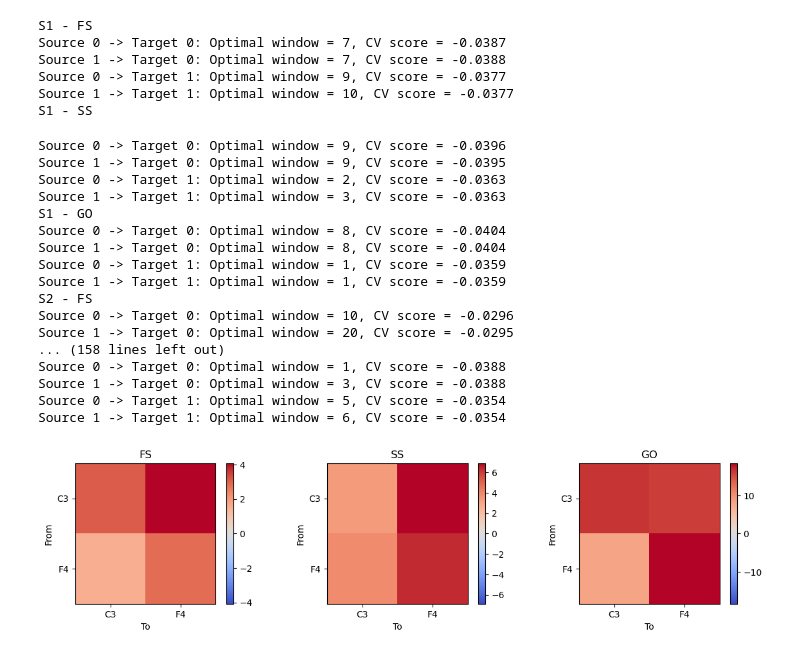
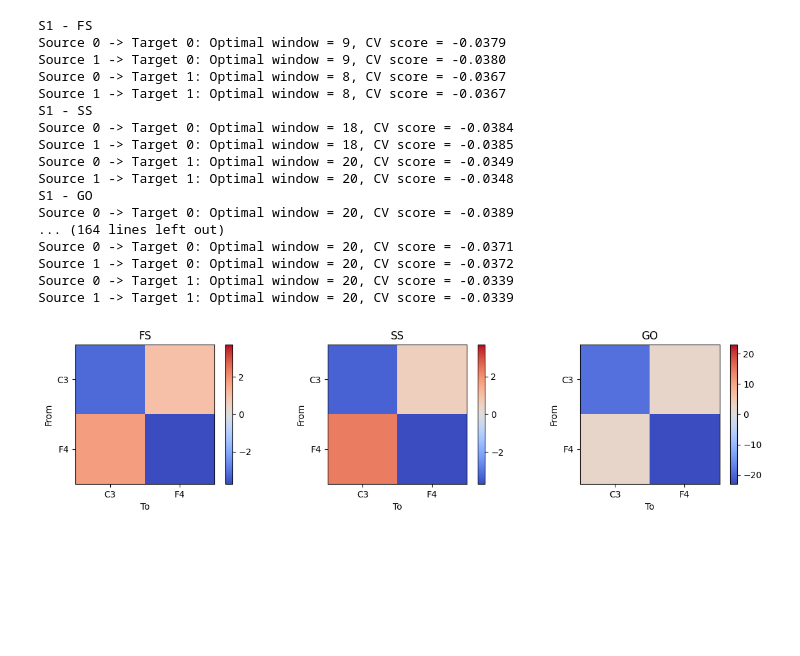
Before and after one commit to danclab/poisson_glm_granger, a Jupyter notebook: test_go_nogo.ipynb, the cells around one changed output. Drawn from its saved outputs; the diff is of its cells as text; code cells hidden in the pictures; blank space fills up the shorter version.

```diff
--- a/test_go_nogo.ipynb
+++ b/test_go_nogo.ipynb
@@ -16,10 +18,10 @@ def load_subject_data(conditions, subjects, data_path='./Binned'):
     for cond in conditions:
         for subject in subjects:
             c3_data = scipy.io.loadmat(f'{data_path}/c3_binned_{cond}_subject_{subject}.mat')
-            c3_data = c3_data[f'c3_binned_{cond}']
+            c3_data = np.moveaxis(c3_data[f'c3_binned_{cond}'], [0,1,2],[0, 2, 1])
 
             f4_data = scipy.io.loadmat(f'{data_path}/f4_binned_{cond}_subject_{subject}.mat')
-            f4_data = f4_data[f'f4_binned_{cond}']
+            f4_data = np.moveaxis(f4_data[f'f4_binned_{cond}'], [0,1,2],[0, 2, 1])
 
             all_data[cond].append(np.vstack([c3_data, f4_data]))
 
@@ -57,51 +59,46 @@ for s_idx, subject in enumerate(subjects):
             X,
             window_range=(1, 20),
             folds=10,
-            n_jobs=4
+            n_jobs=-1
         )
         best_windows[cond].append(best_window)
         gc_matrices[cond].append(gc_matrix)
         signed_gc_matrices[cond].append(signed_gc_matrix)
 # %% [output]
 S1 - FS
-Source 0 -> Target 0: Optimal window = 7, CV score = -0.0387
-Source 1 -> Target 0: Optimal window = 7, CV score = -0.0388
-Source 0 -> Target 1: Optimal window = 9, CV score = -0.0377
-Source 1 -> Target 1: Optimal window = 10, CV score = -0.0377
+Source 0 -> Target 0: Optimal window = 9, CV score = -0.0379
+Source 1 -> Target 0: Optimal window = 9, CV score = -0.0380
+Source 0 -> Target 1: Optimal window = 8, CV score = -0.0367
+Source 1 -> Target 1: Optimal window = 8, CV score = -0.0367
 S1 - SS
+Source 0 -> Target 0: Optimal window = 18, CV score = -0.0384
+Source 1 -> Target 0: Optimal window = 18, CV score = -0.0385
+Source 0 -> Target 1: Optimal window = 20, CV score = -0.0349
+Source 1 -> Target 1: Optimal window = 20, CV score = -0.0348
+S1 - GO
+Source 0 -> Target 0: Optimal window = 20, CV score = -0.0389
+... (164 lines left out)
+Source 0 -> Target 0: Optimal window = 20, CV score = -0.0371
+Source 1 -> Target 0: Optimal window = 20, CV score = -0.0372
+Source 0 -> Target 1: Optimal window = 20, CV score = -0.0339
+Source 1 -> Target 1: Optimal window = 20, CV score = -0.0339
-Source 0 -> Target 0: Optimal window = 9, CV score = -0.0396
-Source 1 -> Target 0: Optimal window = 9, CV score = -0.0395
-Source 0 -> Target 1: Optimal window = 2, CV score = -0.0363
-Source 1 -> Target 1: Optimal window = 3, CV score = -0.0363
-S1 - GO
-Source 0 -> Target 0: Optimal window = 8, CV score = -0.0404
-Source 1 -> Target 0: Optimal window = 8, CV score = -0.0404
-Source 0 -> Target 1: Optimal window = 1, CV score = -0.0359
-Source 1 -> Target 1: Optimal window = 1, CV score = -0.0359
-S2 - FS
-Source 0 -> Target 0: Optimal window = 10, CV score = -0.0296
-Source 1 -> Target 0: Optimal window = 20, CV score = -0.0295
-... (158 lines left out)
-Source 0 -> Target 0: Optimal window = 1, CV score = -0.0388
-Source 1 -> Target 0: Optimal window = 3, CV score = -0.0388
-Source 0 -> Target 1: Optimal window = 5, CV score = -0.0354
-Source 1 -> Target 1: Optimal window = 6, CV score = -0.0354
 # %%
-plt.figure(figsize=(12,3))
+fig=plt.figure(figsize=(12,3))
+gs = GridSpec(1, 3)
 for cond_idx, cond in enumerate(signed_gc_matrices):
-    ax=plt.subplot(1,3,cond_idx+1)
+    ax = fig.add_subplot(gs[0,cond_idx])
     gc_mat=np.mean(np.array(signed_gc_matrices[cond]),axis=0)
     maxabs=np.max(np.abs(gc_mat[:]))
     # Display results
     im=plt.imshow(gc_mat, cmap='coolwarm', interpolation='none', clim=[-maxabs, maxabs])
     plt.colorbar()
     plt.title(cond)
     plt.xlabel("To")
     plt.ylabel("From")
     plt.xticks([0,1])
     ax.set_xticklabels(['C3','F4'])
     plt.yticks([0,1])
     ax.set_yticklabels(['C3','F4'])
 plt.tight_layout()
 # %% [output]
-[figure, old version]
+[figure, new version]
```
Also changed, not shown: parts of 6 cells of this notebook.
